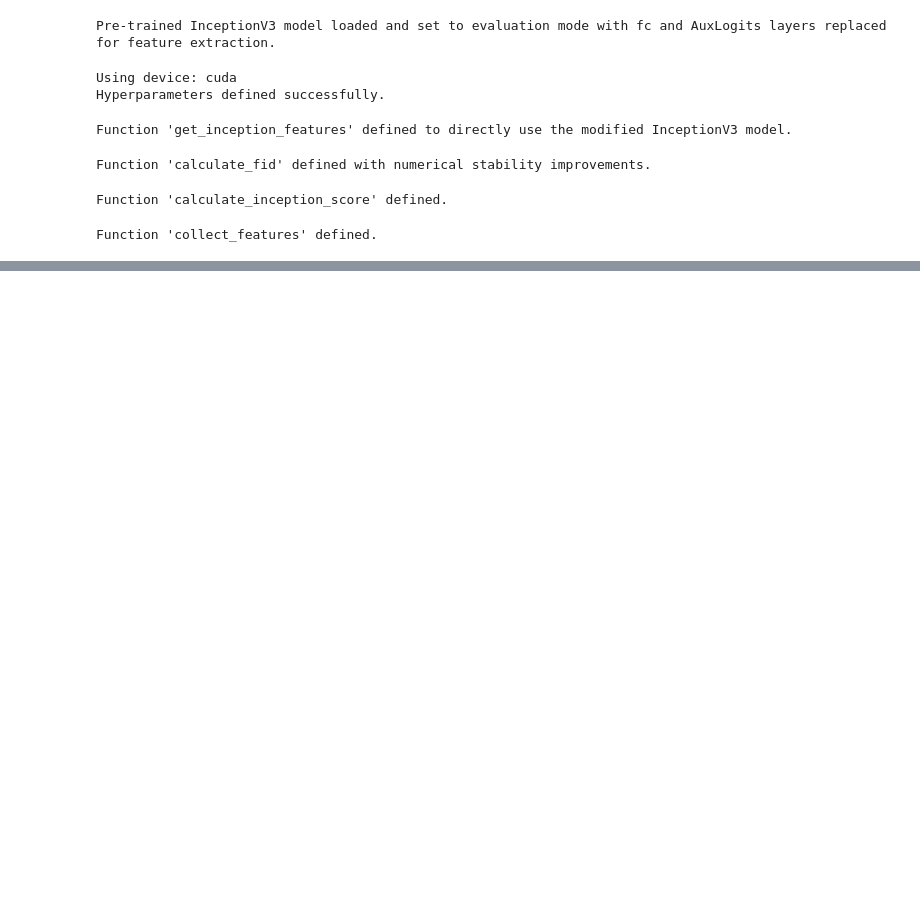
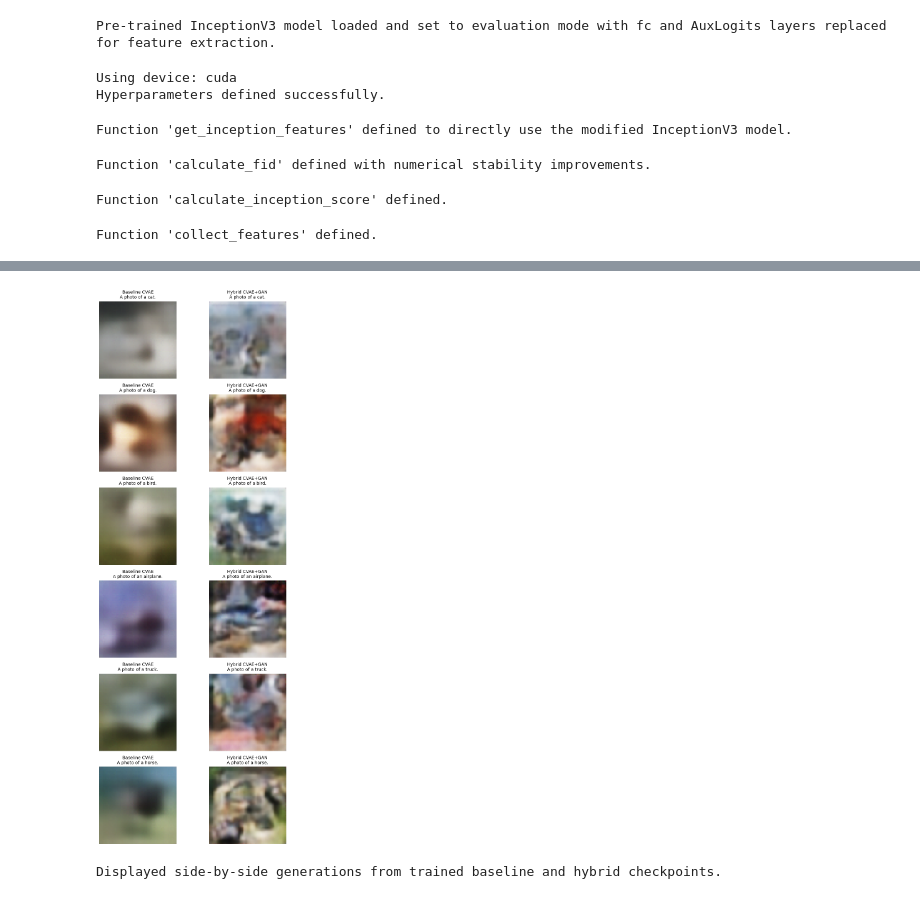
Before and after one commit to Ramez-Asaad/Assignment-4---text-to-image-generation, a Jupyter notebook: Hybrid_CVAE_GAN_Full_Comparison.ipynb, the cells around one changed output, grey strips where cells are left out. Saved outputs shown, nothing was run; the diff lists cells and outputs as text; code cells hidden in the pictures; blank space fills up the shorter version.

```diff
--- a/Hybrid_CVAE_GAN_Full_Comparison.ipynb
+++ b/Hybrid_CVAE_GAN_Full_Comparison.ipynb
@@ -1468,0 +2464,80 @@ Function 'collect_features' defined.
+# %%
+# Visualize generations from trained baseline and hybrid checkpoints.
+import matplotlib.pyplot as plt
+
+
+def _encode_caption_rg(text, vocab, max_seq_length):
+    tokens = simple_tokenize(text)
+    ids = [vocab("<start>")] + [vocab(t) for t in tokens] + [vocab("<end>")]
+    if len(ids) < max_seq_length:
+        ids.extend([vocab("<pad>")] * (max_seq_length - len(ids)))
+    else:
+        ids = ids[:max_seq_length]
+    return torch.tensor(ids, dtype=torch.long).unsqueeze(0)
+
+
+def _load_trained_rg_model(run_dir, device):
+    ckpt_path = Path(run_dir) / "best.pt"
+    if not ckpt_path.exists():
+        raise FileNotFoundError(f"Checkpoint not found: {ckpt_path}")
+
+    ckpt = torch.load(ckpt_path, map_location=device)
+    ckpt_cfg = ckpt.get("config", CONFIG)
+    ckpt_vocab_size = ckpt.get("vocab_size", len(vocabulary_rg))
+
+    model = HybridCVAEGANRG(vocab_size=ckpt_vocab_size, cfg=ckpt_cfg).to(device)
+    model.load_state_dict(ckpt["model"])
+    model.eval()
+    return model, ckpt_cfg
+
+
+def _generate_rg_image(model, prompt, z_seed, cfg, device):
+    with torch.no_grad():
+        caption_tensor = _encode_caption_rg(prompt, vocabulary_rg, cfg["max_seq_length"]).to(device)
+        text_embedding = model.text_encoder(caption_tensor)
+
+        gen = torch.Generator(device=device)
+        gen.manual_seed(z_seed)
+        z = torch.randn((1, cfg["z_dim"]), generator=gen, device=device)
+
+        img = model.generator(z, text_embedding)
+        img = ((img + 1.0) / 2.0).clamp(0.0, 1.0)
+        return img.squeeze(0).cpu().permute(1, 2, 0).numpy()
+
+
+baseline_run_dir = RUNS_DIR / "baseline_cvae_full_seed_42"
+hybrid_run_dir = RUNS_DIR / "hybrid_cvae_gan_full_seed_42"
+
+baseline_model, baseline_cfg = _load_trained_rg_model(baseline_run_dir, DEVICE)
+hybrid_model, hybrid_cfg = _load_trained_rg_model(hybrid_run_dir, DEVICE)
+
+sample_prompts = [
+    "A photo of a cat.",
+    "A photo of a dog.",
+    "A photo of a bird.",
+    "A photo of an airplane.",
+    "A photo of a truck.",
+    "A photo of a horse.",
+]
+
+fig, axes = plt.subplots(len(sample_prompts), 2, figsize=(8, 3 * len(sample_prompts)))
+
+for i, prompt in enumerate(sample_prompts):
+    baseline_img = _generate_rg_image(baseline_model, prompt, z_seed=2026 + i, cfg=baseline_cfg, device=DEVICE)
+    hybrid_img = _generate_rg_image(hybrid_model, prompt, z_seed=2026 + i, cfg=hybrid_cfg, device=DEVICE)
+
+    axes[i, 0].imshow(baseline_img)
+    axes[i, 0].set_title(f"Baseline CVAE\n{prompt}", fontsize=10)
+    axes[i, 0].axis("off")
+
+    axes[i, 1].imshow(hybrid_img)
+    axes[i, 1].set_title(f"Hybrid CVAE+GAN\n{prompt}", fontsize=10)
+    axes[i, 1].axis("off")
+
+plt.tight_layout()
+plt.show()
+
+print("Displayed side-by-side generations from trained baseline and hybrid checkpoints.")
+# %% [output]
+[figure, added]
+Displayed side-by-side generations from trained baseline and hybrid checkpoints.
```
Also changed, not shown: parts of 14 cells of this notebook, 7 other files.
